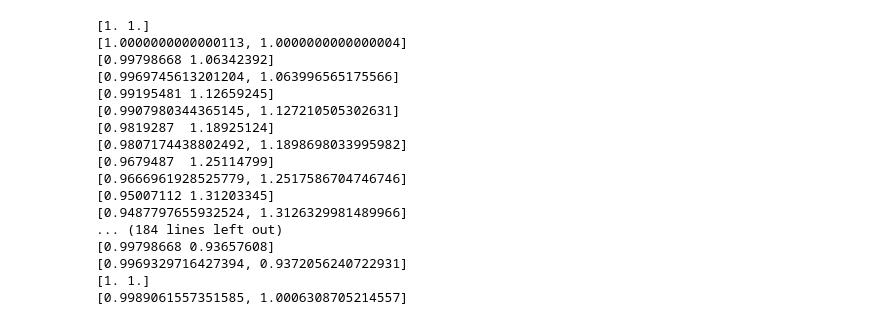
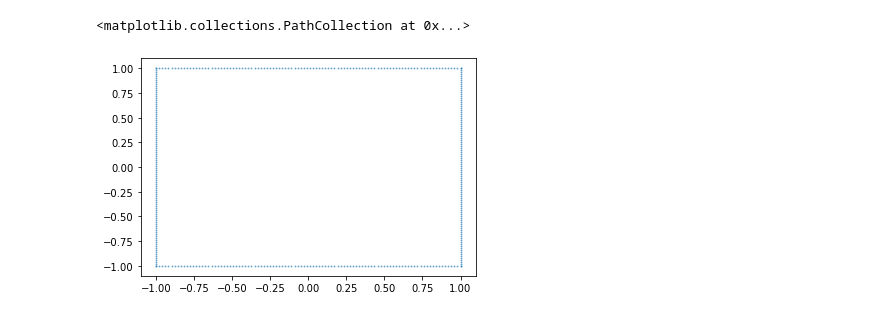
Before and after one commit to thiyagutenysen/Pybullet-learn-stuff, a Jupyter notebook: Homework.ipynb, the cells around one changed output. Drawn from its saved outputs; the diff is of its cells as text; code cells hidden in the pictures.

```diff
--- a/Homework.ipynb
+++ b/Homework.ipynb
@@ -126,3 +127,20 @@ plt.show()
+# %%
+x=np.array([])
+y=np.array([])
+x=np.append(x,np.array([-1]*100))
+y=np.append(y,np.linspace(-1,1,100))
+x= np.append(x,np.linspace(-1,1,100))
+y=np.append(y,np.array([1]*100))
+x=np.append(x,np.array([1]*100))
+y=np.append(y,np.linspace(1,-1,100))
+x=np.append(x,np.linspace(1,-1,100))
+y=np.append(y,np.array([-1]*100))
+
+plt.figure()
+plt.scatter(x,y,s=1,alpha=0.5)
+# %% [output]
+<matplotlib.collections.PathCollection at 0x...>
+[figure, added]
 # %%
 #######################################
 # Define functions for the trajectories
@@ -177,22 +206,2 @@ def control(numpy_array):
     print(pt_des)
     print(pt_act)
-# %%
-trajectory1(1)
-# %% [output]
-[1. 1.]
-[1.0000000000000113, 1.0000000000000004]
-[0.99798668 1.06342392]
-[0.9969745613201204, 1.063996565175566]
-[0.99195481 1.12659245]
-[0.9907980344365145, 1.127210505302631]
-[0.9819287  1.18925124]
-[0.9807174438802492, 1.1898698033995982]
-[0.9679487  1.25114799]
-[0.9666961928525779, 1.2517586704746746]
-[0.95007112 1.31203345]
-[0.9487797655932524, 1.3126329981489966]
-... (184 lines left out)
-[0.99798668 0.93657608]
-[0.9969329716427394, 0.9372056240722931]
-[1. 1.]
-[0.9989061557351585, 1.0006308705214557]
```
Also changed, not shown: parts of 13 cells of this notebook, 1 other file.
